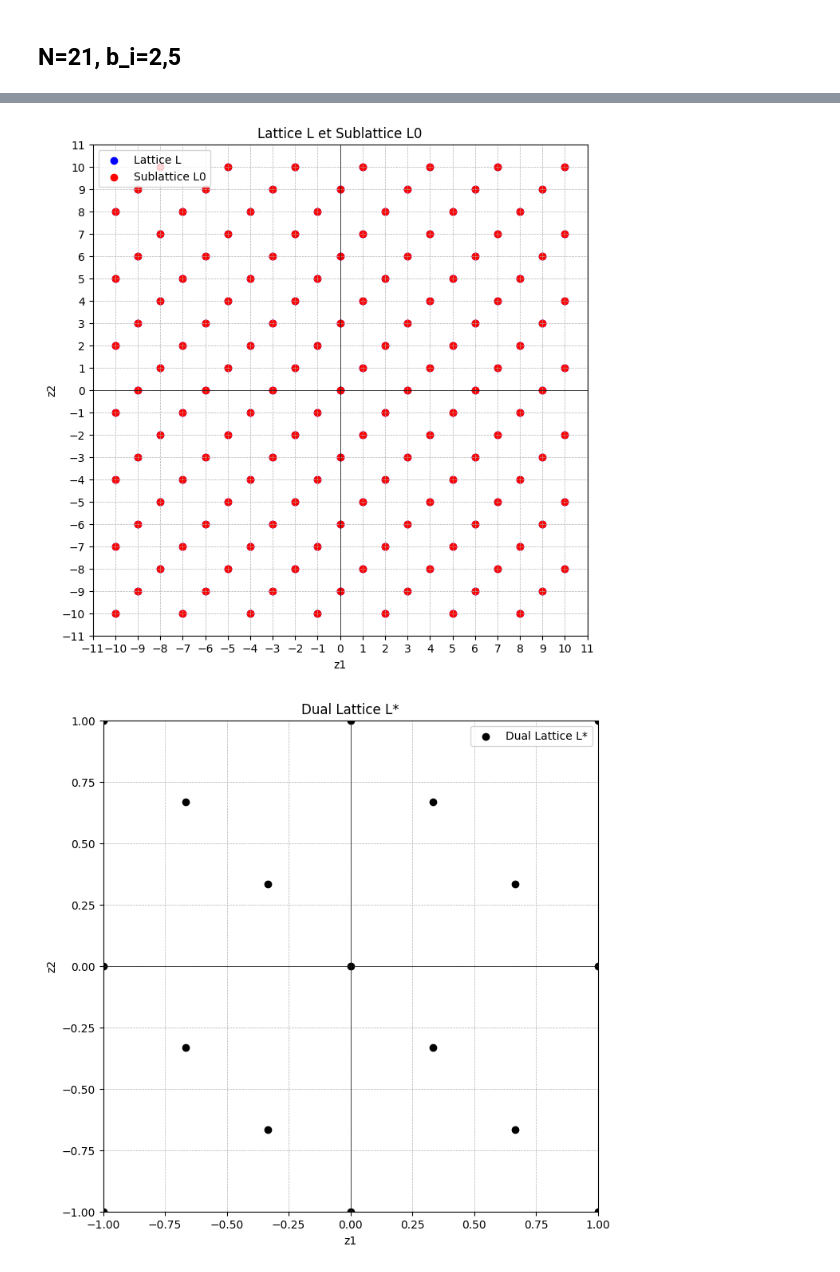
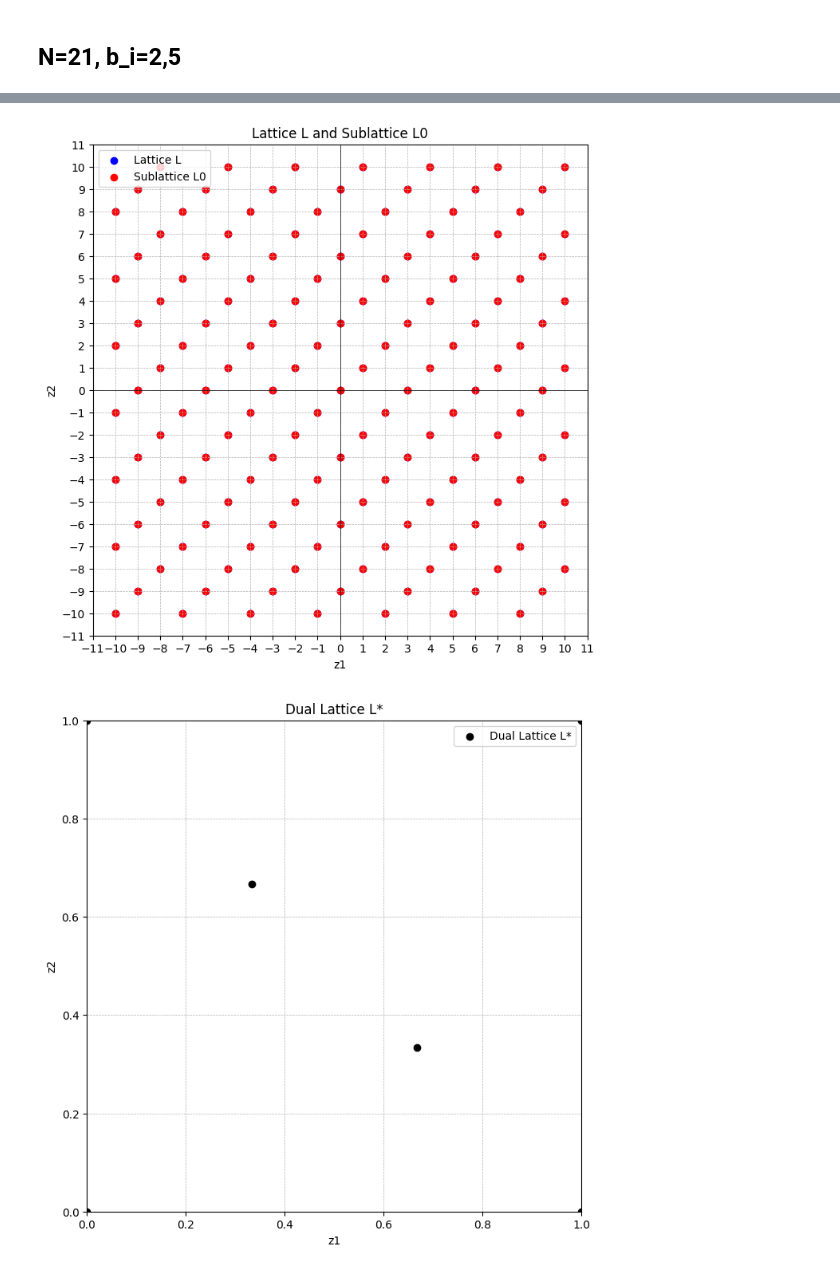
Before and after one commit to LennyDZ/Implementation_of_Regev_Factorisation, a Jupyter notebook: Find_lattice.ipynb, the cells around one changed output, grey strips where cells are left out. Saved outputs shown, nothing was run; the diff lists cells and outputs as text; code cells hidden in the pictures.

```diff
--- a/Find_lattice.ipynb
+++ b/Find_lattice.ipynb
@@ -309,35 +306,26 @@ Base du dual de L:
 # %% [markdown]
 ## N=21, b_i=2,5
 # %%
-# Exemple d'utilisation
 if __name__ == "__main__":
     N = 21
     b1 = 2
     b2 = 5
     result = find_lattices(N, b1, b2, z_range=10)
 
-    # Calcul de la base de L
-    basis_L = compute_lattice_basis(result["L"])
-    result["basis_L"] = basis_L
-
-    # Afficher la base de L
-    print("Base de la lattice L:")
+    print("Basis of the lattice L:")
     for vec in result["basis_L"]:
         print(vec)
 
-    # Afficher les facteurs non triviaux de N
-    print("\nFacteurs non triviaux de N:")
+    print("\nNon trivial factor of N:")
     print(result["factors"])
 
-    # Calcul du dual de L
     dual_basis = compute_dual_lattice_from_basis(result["basis_L"])
     if dual_basis is not None:
-        print("\nBase du dual de L:")
+        print("\nBasis of the dual lattice of L:")
         print(dual_basis)
 
-    # Plot des lattices
+
     plot_lattices(result["L"], result["L0"])
 
-    # Plot de la dual lattice
-    plot_dual_lattice(dual_basis, xlim=(0,1), ylim=(0,1), fig_name="expected_21")
+    plot_dual_lattice(dual_basis, xlim=(0,1), ylim=(0,1), fig_name="expected_15_2_7")
 # %% [output]
@@ -355,34 +343,25 @@ Base du dual de L:
 [figure]
 # %%
-# Exemple d'utilisation
 if __name__ == "__main__":
     N = 14
     b1 = 3
     b2 = 5
     result = find_lattices(N, b1, b2, z_range=10)
 
-    # Calcul de la base de L
-    basis_L = compute_lattice_basis(result["L"])
-    result["basis_L"] = basis_L
-
-    # Afficher la base de L
-    print("Base de la lattice L:")
+    print("Basis of the lattice L:")
     for vec in result["basis_L"]:
         print(vec)
 
-    # Afficher les facteurs non triviaux de N
-    print("\nFacteurs non triviaux de N:")
+    print("\nNon trivial factor of N:")
     print(result["factors"])
 
-    # Calcul du dual de L
     dual_basis = compute_dual_lattice_from_basis(result["basis_L"])
     if dual_basis is not None:
-        print("\nBase du dual de L:")
+        print("\nBasis of the dual lattice of L:")
         print(dual_basis)
 
-    # Plot des lattices
+
     plot_lattices(result["L"], result["L0"])
 
-    # Plot de la dual lattice
-    plot_dual_lattice(dual_basis)
+    plot_dual_lattice(dual_basis, xlim=(0,1), ylim=(0,1), fig_name="expected_15_2_7")
 # %% [output]
@@ -397,4 +376,4 @@ Base du dual de L:
 [[-0.66666667 -0.33333333]
  [-0.33333333  0.33333333]]
-[figure, old version]
+[figure, new version]
-[figure, old version]
+[figure, new version]
```
Also changed, not shown: parts of 5 cells of this notebook.
